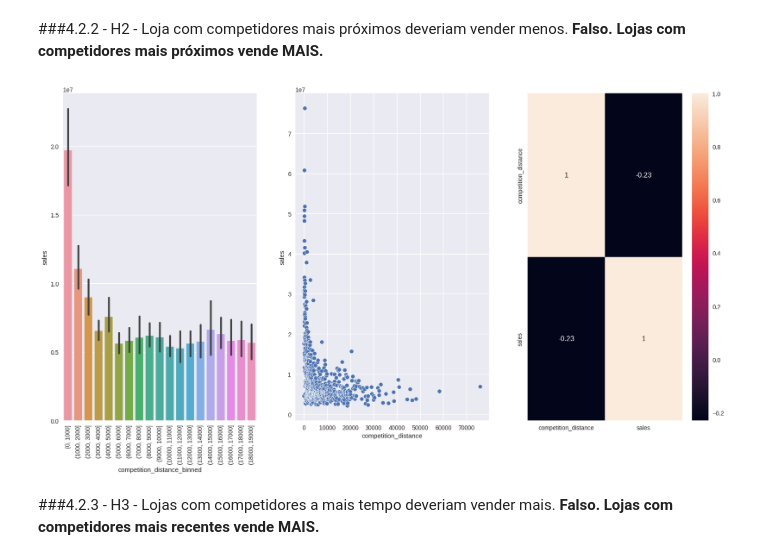
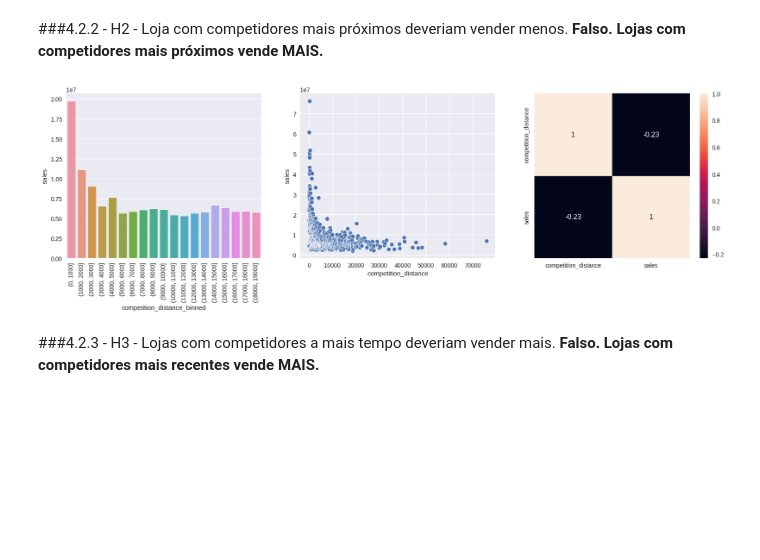
Before and after one commit to EDJR94/Data-Science-Em-Producao, a Jupyter notebook: notebooks/modulo04/m04_v01_stores_sales_prediction.ipynb, the cells around one changed output. Saved outputs shown, nothing was run; the diff lists cells and outputs as text; code cells hidden in the pictures; blank space fills up the shorter version.

```diff
--- a/notebooks/modulo04/m04_v01_stores_sales_prediction.ipynb
+++ b/notebooks/modulo04/m04_v01_stores_sales_prediction.ipynb
@@ -407,6 +413,9 @@ def name_holidays(valor):
   return holidays[valor]
 
 df2['state_holiday'] = df2['state_holiday'].apply(name_holidays)
+
+#promo_time_week signifca quantos dias apos o pedido a promo2 está ativa(estendida)
+df2['promo_time_week'] = ( ( df2['date'] - df2['promo_since'] )/7 ).apply( lambda x: x.days ).astype( int )
 # %% [markdown]
 # 3.0 VARIABLE FILTERING
 # %%
@@ -522,27 +551,27 @@ fig.show()
 # %%
 df4_competition_distance = df4.loc[:,['competition_distance','sales']].groupby('competition_distance').sum().reset_index()
 
 bins = list(np.arange(0,20000,1000))
 df4_competition_distance['competition_distance_binned'] = pd.cut(df4_competition_distance['competition_distance'], bins=bins)
 
-fig = plt.figure(figsize=(20,10))
+fig = plt.figure(figsize=(20,5))
 
 plt.subplot(1,3,1)
-sns.barplot(x='competition_distance_binned',y='sales',data=df4_competition_distance)
+sns.barplot(x='competition_distance_binned',y='sales',data=df4_competition_distance, errorbar=None)
 plt.xticks(rotation=90);
 
 plt.subplot(1,3,2)
 mask = df4_competition_distance.loc[df4_competition_distance['competition_distance'] < 100000,:]
 sns.scatterplot(x='competition_distance',y='sales',data=mask )
 
 plt.subplot(1,3,3)
 sns.heatmap(df4_competition_distance.corr(method='pearson'),annot=True)
 
 
 
 fig.show()
 # %% [output]
-[figure, old version]
+[figure, new version]
 # %% [markdown]
 ###4.2.3 - H3 - Lojas com competidores a mais tempo deveriam vender mais.
 **Falso. Lojas com competidores mais recentes vende MAIS.**
```
Also changed, not shown: parts of 28 cells of this notebook.
